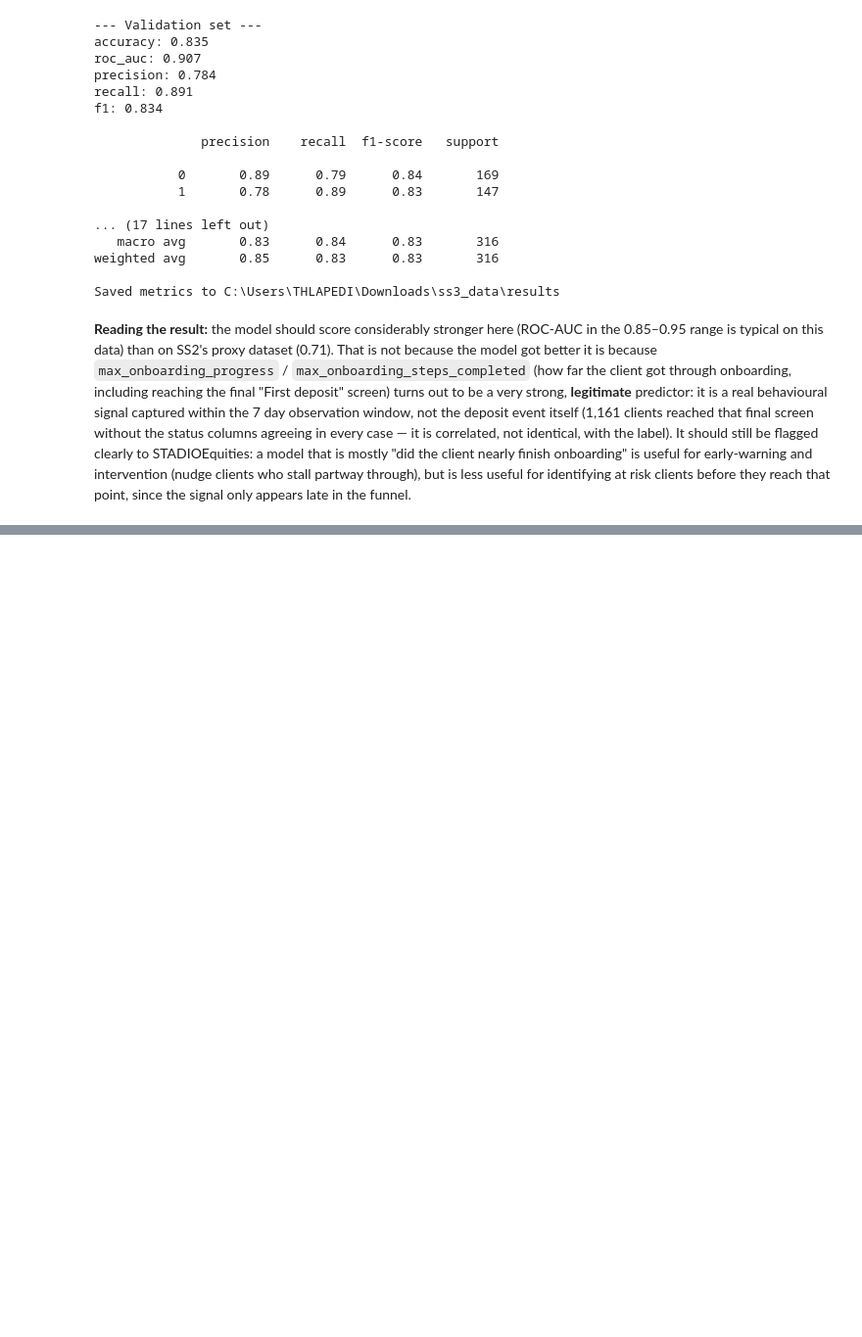
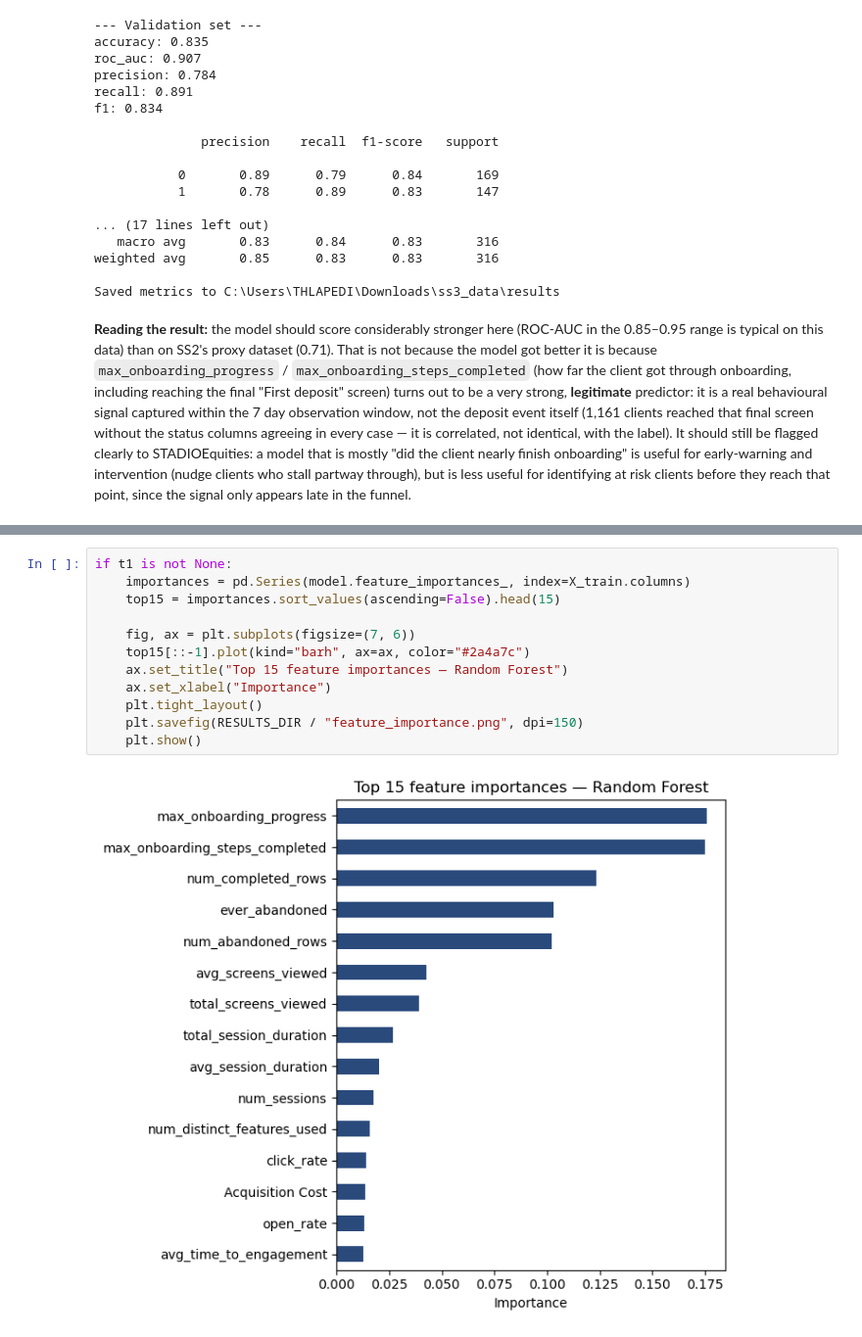
Before and after one commit to ThlapediRietaPhadime/CAP182-Capstone-Project, a Jupyter notebook: SS3_PartB.ipynb, the cells around one changed output, grey strips where cells are left out. Shown at 98% size. Saved outputs shown, nothing was run; the diff lists cells and outputs as text; blank space fills up the shorter version.

```diff
--- a/SS3_PartB.ipynb
+++ b/SS3_PartB.ipynb
@@ -385,0 +416,14 @@ point, since the signal only appears late in the funnel.
+# %%
+if t1 is not None:
+    importances = pd.Series(model.feature_importances_, index=X_train.columns)
+    top15 = importances.sort_values(ascending=False).head(15)
+
+    fig, ax = plt.subplots(figsize=(7, 6))
+    top15[::-1].plot(kind="barh", ax=ax, color="#2a4a7c")
+    ax.set_title("Top 15 feature importances — Random Forest")
+    ax.set_xlabel("Importance")
+    plt.tight_layout()
+    plt.savefig(RESULTS_DIR / "feature_importance.png", dpi=150)
+    plt.show()
+# %% [output]
+[figure, added]
```
Also changed, not shown: parts of 3 cells of this notebook.
